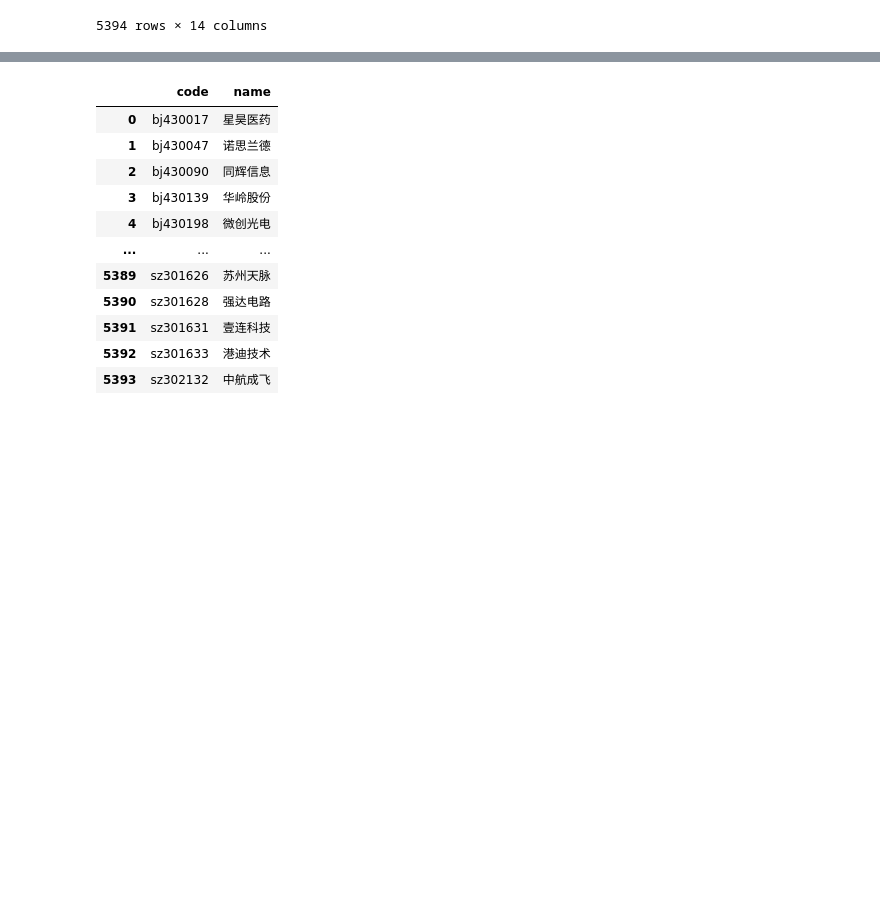
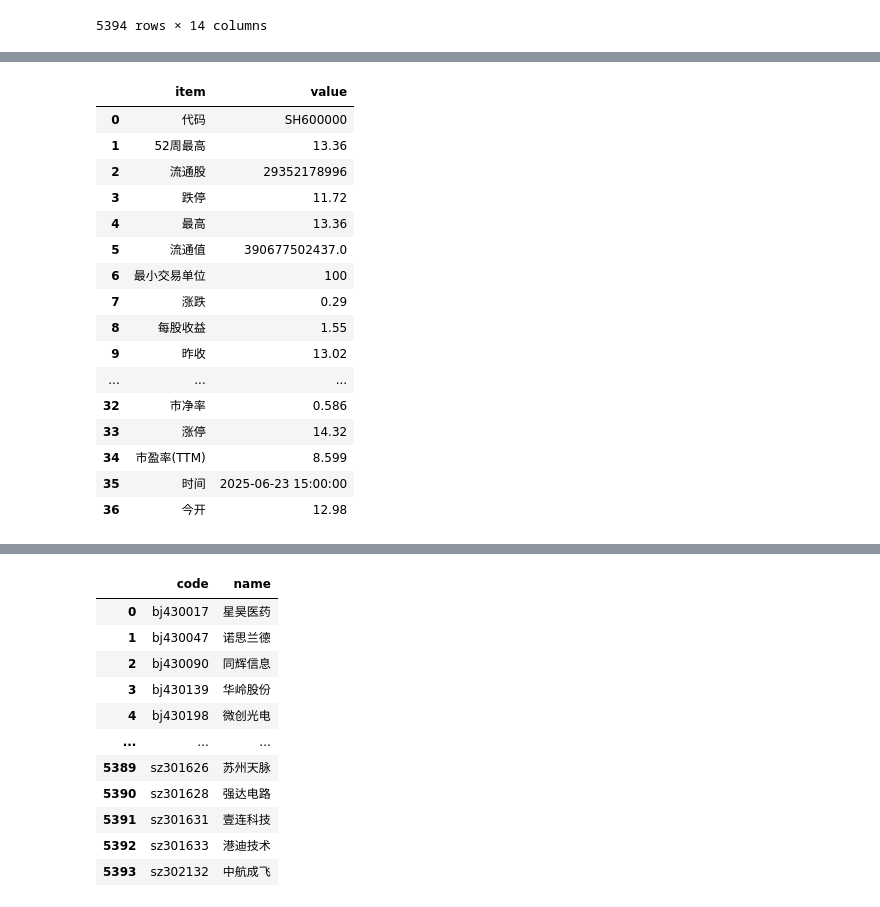
Before and after one commit to EveryFine/GeniusTradeTracker, a Jupyter notebook: tracker/app/akshare/akshare.ipynb, the cells around one changed output, grey strips where cells are left out. Drawn from its saved outputs; the diff is of its cells as text; code cells hidden in the pictures; blank space fills up the shorter version.

```diff
--- a/tracker/app/akshare/akshare.ipynb
+++ b/tracker/app/akshare/akshare.ipynb
@@ -111,0 +146,23 @@ df_spot
+# %%
+import akshare as ak
+
+stock_individual_spot_xq_df = ak.stock_individual_spot_xq(symbol="sh600000")
+stock_individual_spot_xq_df
+# %% [output]
+|  | item | value |
+| 0 | 代码 | SH600000 |
+| 1 | 52周最高 | 13.36 |
+| 2 | 流通股 | 29352178996 |
+| 3 | 跌停 | 11.72 |
+| 4 | 最高 | 13.36 |
+| 5 | 流通值 | 390677502437.0 |
+| 6 | 最小交易单位 | 100 |
+| 7 | 涨跌 | 0.29 |
+| 8 | 每股收益 | 1.55 |
+| 9 | 昨收 | 13.02 |
+| ... | ... | ... |
+| 32 | 市净率 | 0.586 |
+| 33 | 涨停 | 14.32 |
+| 34 | 市盈率(TTM) | 8.599 |
+| 35 | 时间 | 2025-06-23 15:00:00 |
+| 36 | 今开 | 12.98 |
```
Also changed, not shown: parts of 7 cells of this notebook, 3 other files.
